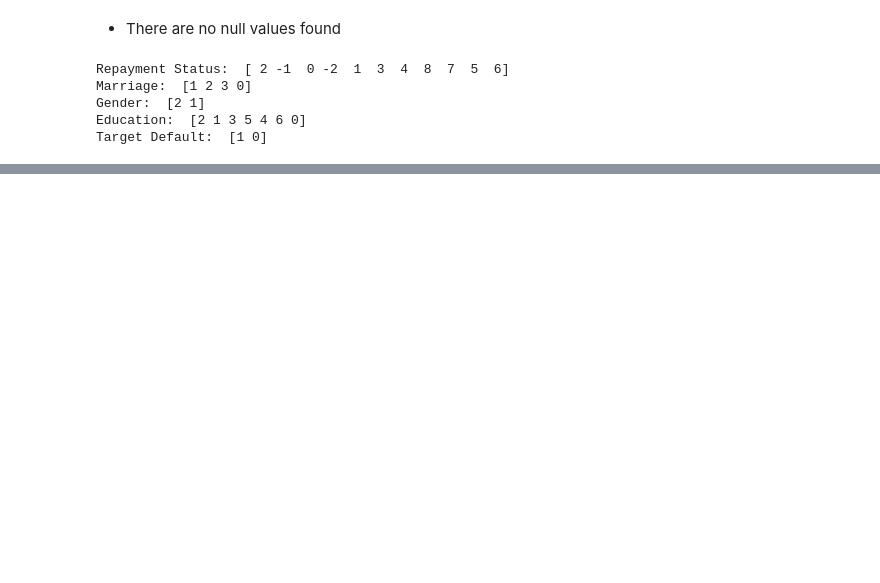
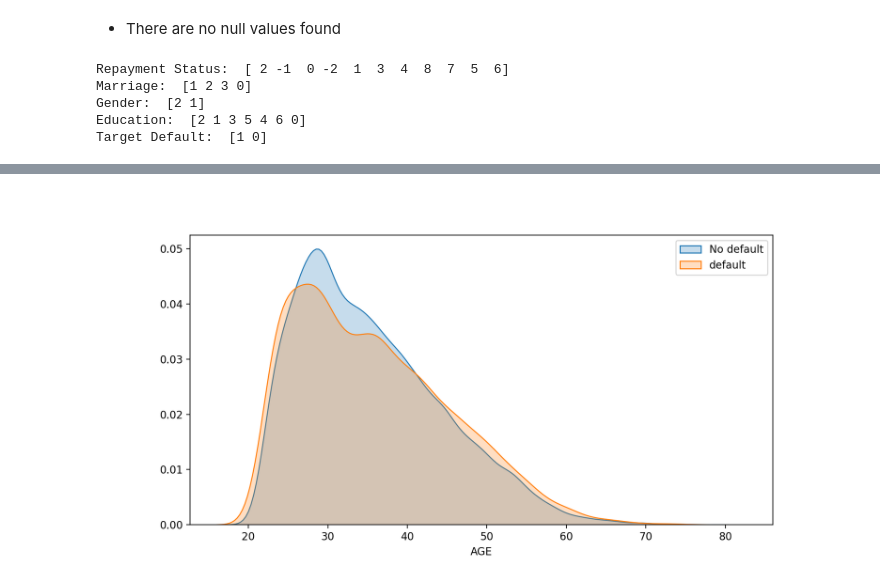
Before and after one commit to Tejakumar/UMBC-DATA606-Capstone, a Jupyter notebook: notebooks/Credit_default_prediction.ipynb, the cells around one changed output, grey strips where cells are left out. Saved outputs shown, nothing was run; the diff lists cells and outputs as text; code cells hidden in the pictures; blank space fills up the shorter version.

```diff
--- a/notebooks/Credit_default_prediction.ipynb
+++ b/notebooks/Credit_default_prediction.ipynb
@@ -94,0 +136,9 @@ Target Default:  [1 0]
+# %%
+plt.figure(figsize=(10,5))
+sns.kdeplot(data.loc[(data['default'] == 0), 'AGE'], label = 'No default', fill = True)
+sns.kdeplot(data.loc[(data['default'] == 1), 'AGE'], label = 'default', fill = True)
+plt.ylabel('')
+plt.legend()
+plt.show()
+# %% [output]
+[figure, added]
```
Also changed, not shown: parts of 55 cells of this notebook.
